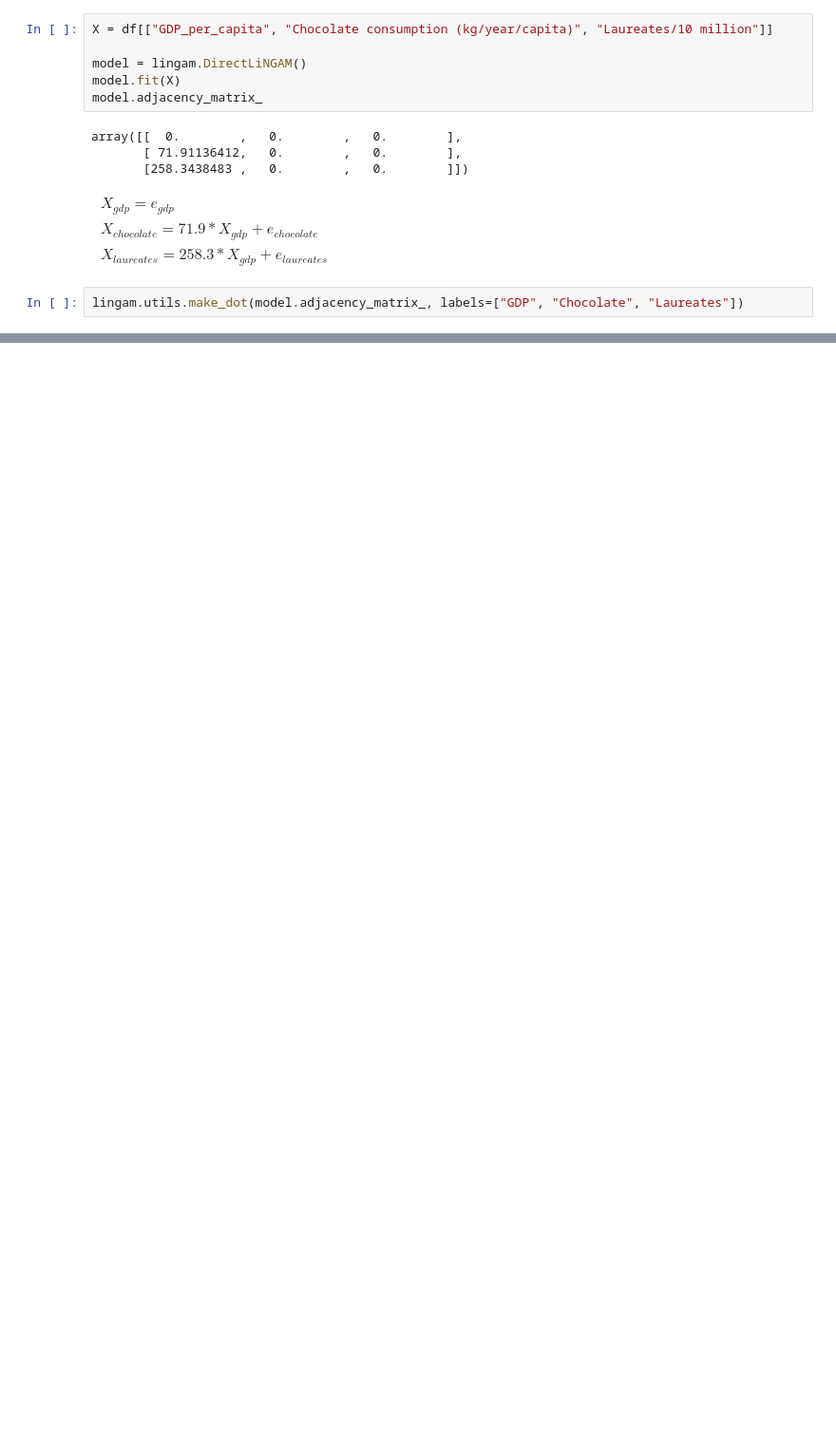
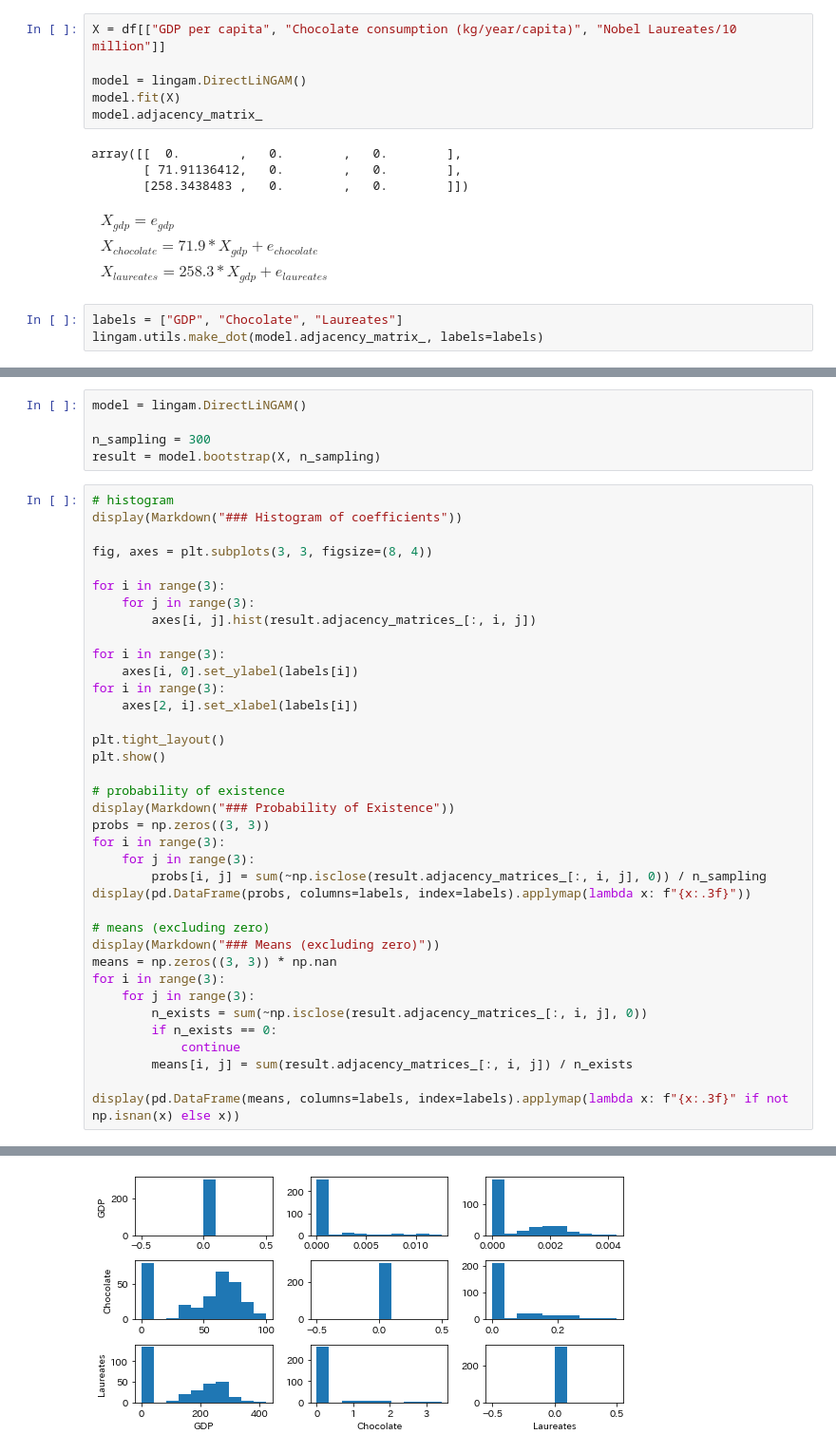
Before and after one commit to haraoka-screen/notebooks, a Jupyter notebook: causation_and_correlation.ipynb, the cells around one changed output, grey strips where cells are left out. Shown: that part at 95% size. Drawn from its saved outputs; the diff is of its cells as text; blank space fills up the shorter version.

```diff
--- a/causation_and_correlation.ipynb
+++ b/causation_and_correlation.ipynb
@@ -440,5 +434,5 @@ plt.show()
 # %%
-X = df[["GDP_per_capita", "Chocolate consumption (kg/year/capita)", "Laureates/10 million"]]
+X = df[["GDP per capita", "Chocolate consumption (kg/year/capita)", "Nobel Laureates/10 million"]]
 
 model = lingam.DirectLiNGAM()
 model.fit(X)
@@ -456,6 +450,7 @@ $
 \end{align}
 $
 # %%
-lingam.utils.make_dot(model.adjacency_matrix_, labels=["GDP", "Chocolate", "Laureates"])
+labels = ["GDP", "Chocolate", "Laureates"]
+lingam.utils.make_dot(model.adjacency_matrix_, labels=labels)
 # %% [output]
 [drawing not drawn]
@@ -461,0 +459,43 @@ lingam.utils.make_dot(model.adjacency_matrix_, labels=["GDP", "Chocolate", "Laur
+# %%
+model = lingam.DirectLiNGAM()
+
+n_sampling = 300
+result = model.bootstrap(X, n_sampling)
+# %%
+# histogram
+display(Markdown("### Histogram of coefficients"))
+
+fig, axes = plt.subplots(3, 3, figsize=(8, 4))
+
+for i in range(3):
+    for j in range(3):
+        axes[i, j].hist(result.adjacency_matrices_[:, i, j])
+
+for i in range(3):
+    axes[i, 0].set_ylabel(labels[i])
+for i in range(3):
+    axes[2, i].set_xlabel(labels[i])
+
+plt.tight_layout()
+plt.show()
+
+# probability of existence
+display(Markdown("### Probability of Existence"))
+probs = np.zeros((3, 3))
+for i in range(3):
+    for j in range(3):
+        probs[i, j] = sum(~np.isclose(result.adjacency_matrices_[:, i, j], 0)) / n_sampling
+display(pd.DataFrame(probs, columns=labels, index=labels).applymap(lambda x: f"{x:.3f}"))
+
+# means (excluding zero)
+display(Markdown("### Means (excluding zero)"))
+means = np.zeros((3, 3)) * np.nan
+for i in range(3):
+    for j in range(3):
+        n_exists = sum(~np.isclose(result.adjacency_matrices_[:, i, j], 0))
+        if n_exists == 0:
+            continue
+        means[i, j] = sum(result.adjacency_matrices_[:, i, j]) / n_exists
+
+display(pd.DataFrame(means, columns=labels, index=labels).applymap(lambda x: f"{x:.3f}" if not np.isnan(x) else x))
+# %% [output]
@@ -461,0 +503 @@ lingam.utils.make_dot(model.adjacency_matrix_, labels=["GDP", "Chocolate", "Laur
+[figure, added]
```
Also changed, not shown: parts of 7 cells of this notebook.
